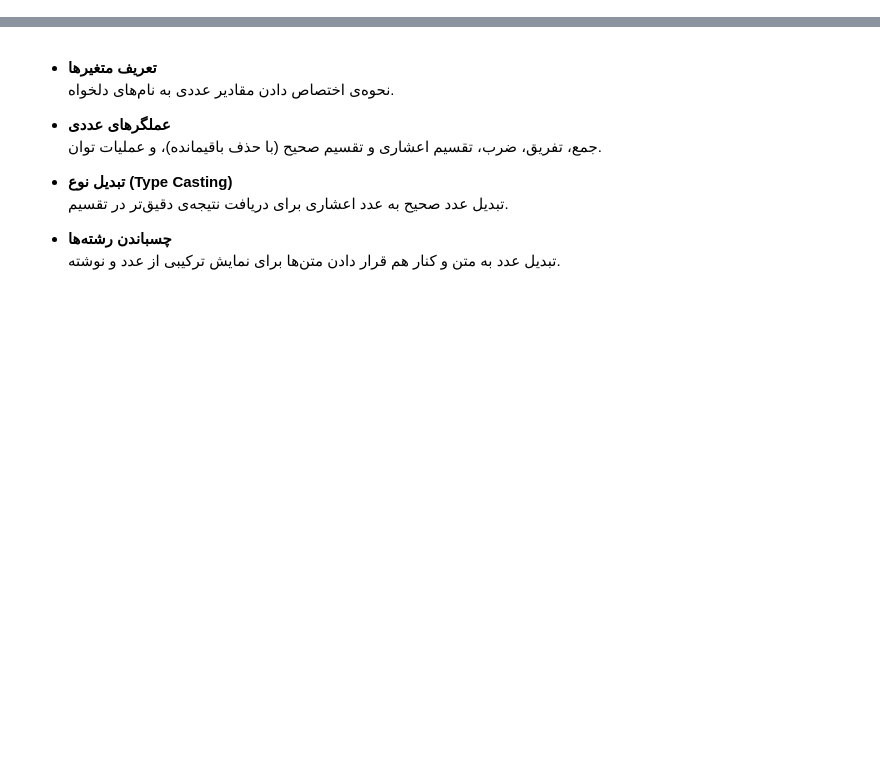
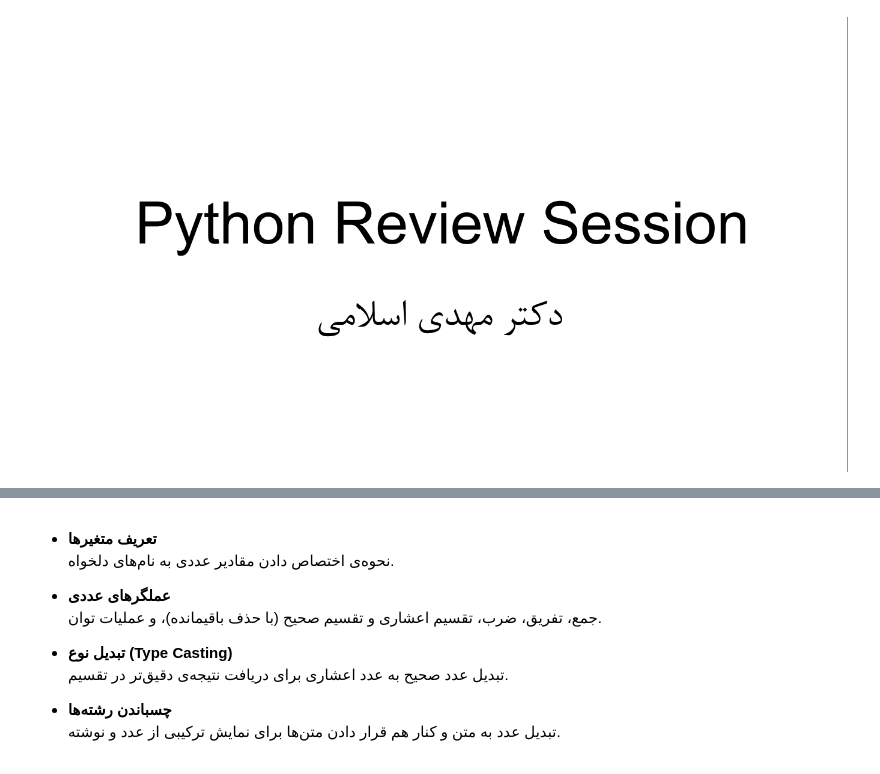
Before and after one commit to mahdieslaminet/Introduction-to-Deep-Learning, a Jupyter notebook: Python.ipynb, the cells around one changed output, grey strips where cells are left out. Saved outputs shown, nothing was run; the diff lists cells and outputs as text; code cells hidden in the pictures; blank space fills up the shorter version.

```diff
--- a/Python.ipynb
+++ b/Python.ipynb
@@ -10,0 +8,4 @@
+# %%
+Image('/content/drive/MyDrive/images/py0.png')
+# %% [output]
+[figure, added]
```
Also changed, not shown: parts of 20 cells of this notebook.
